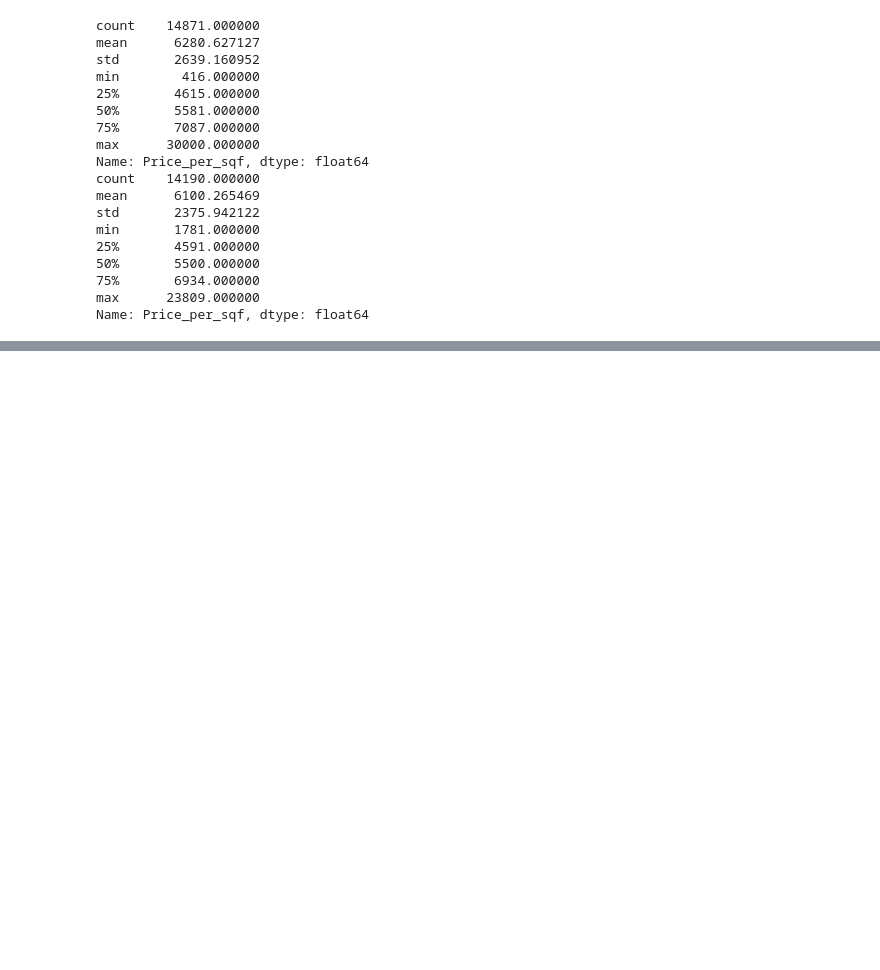
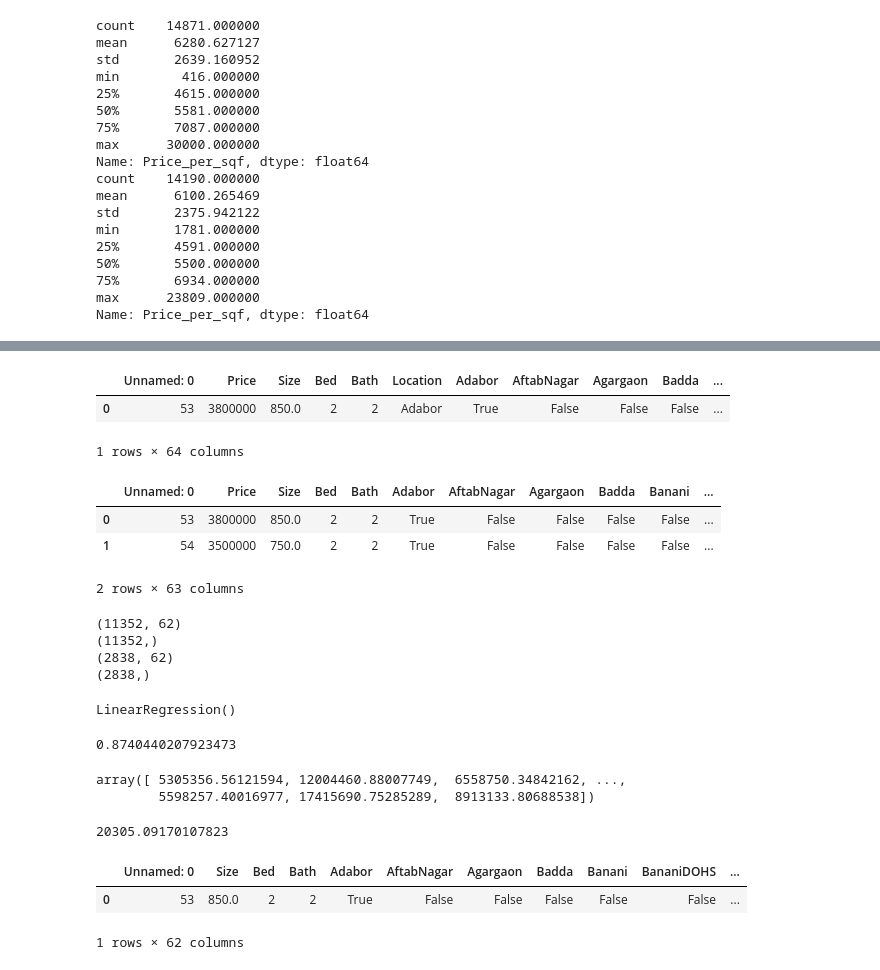
Before and after one commit to samiha-mahin/Dhaka_Apartment_Price_Prediction_ML, a Jupyter notebook: Dhaka_Apartment_Price_Prediction.ipynb, the cells around one changed output, grey strips where cells are left out. Cells and saved outputs as stored; diff of their text form; code cells hidden in the pictures; blank space fills up the shorter version.

```diff
--- a/Dhaka_Apartment_Price_Prediction.ipynb
+++ b/Dhaka_Apartment_Price_Prediction.ipynb
@@ -432,0 +479,15 @@ Name: Price_per_sqf, dtype: float64
+# %%
+df19 = pd.concat([df18, location_dummy], axis=1)
+df19.head(1)
+# %% [output]
+|  | Unnamed: 0 | Price | Size | Bed | Bath | Location | Adabor | AftabNagar | Agargaon | Badda | ... |
+| 0 | 53 | 3800000 | 850.0 | 2 | 2 | Adabor | True | False | False | False | ... |
+1 rows × 64 columns
+# %%
+df20 = df19.drop(['Location'], axis=1)
+df20.head(2)
+# %% [output]
+|  | Unnamed: 0 | Price | Size | Bed | Bath | Adabor | AftabNagar | Agargaon | Badda | Banani | ... |
+| 0 | 53 | 3800000 | 850.0 | 2 | 2 | True | False | False | False | False | ... |
+| 1 | 54 | 3500000 | 750.0 | 2 | 2 | True | False | False | False | False | ... |
+2 rows × 63 columns
@@ -432,0 +502,19 @@ Name: Price_per_sqf, dtype: float64
+# %%
+print(x_train.shape)
+print(y_train.shape)
+print(x_test.shape)
+print(y_test.shape)
+# %% [output]
+(11352, 62)
+(11352,)
+(2838, 62)
+(2838,)
+# %%
+model = LinearRegression()
+model.fit(x_train, y_train)
+# %% [output]
+LinearRegression()
+# %%
+model.score(x_test, y_test)
+# %% [output]
+0.8740440207923473
@@ -432,0 +524,5 @@ Name: Price_per_sqf, dtype: float64
+# %%
+model.predict(x_test)
+# %% [output]
+array([ 5305356.56121594, 12004460.88007749,  6558750.34842162, ...,
+        5598257.40016977, 17415690.75285289,  8913133.80688538])
@@ -432,0 +540,10 @@ Name: Price_per_sqf, dtype: float64
+# %%
+predict_price(1000, 3, 2, 'Dhanmondi')
+# %% [output]
+20305.09170107823
+# %%
+x.head(1)
+# %% [output]
+|  | Unnamed: 0 | Size | Bed | Bath | Adabor | AftabNagar | Agargaon | Badda | Banani | BananiDOHS | ... |
+| 0 | 53 | 850.0 | 2 | 2 | True | False | False | False | False | False | ... |
+1 rows × 62 columns
```
Also changed, not shown: parts of 13 cells of this notebook.
